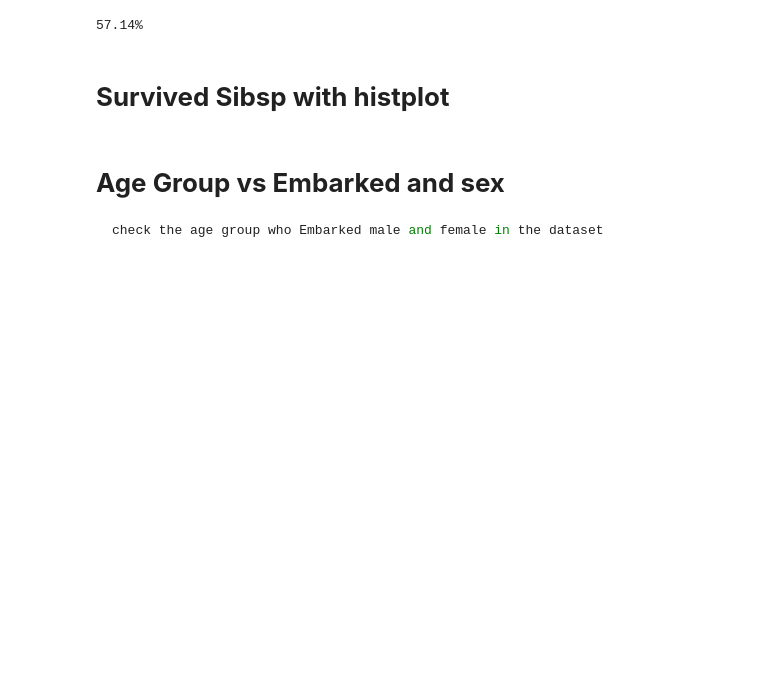
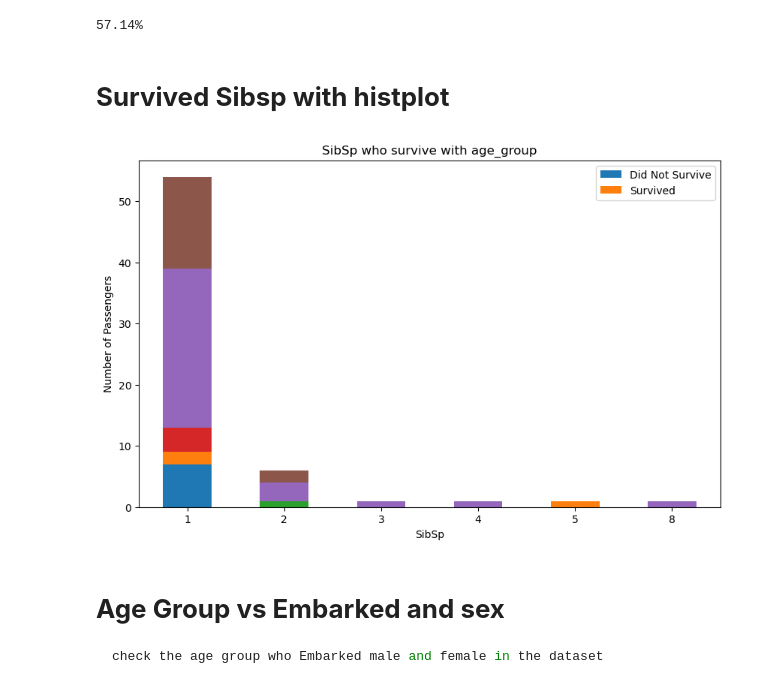
Before and after one commit to najeebjony/alfido_tech, a Jupyter notebook: titanic_prediction.ipynb, the cells around one changed output. Saved outputs shown, nothing was run; the diff lists cells and outputs as text; code cells hidden in the pictures; blank space fills up the shorter version.

```diff
--- a/titanic_prediction.ipynb
+++ b/titanic_prediction.ipynb
@@ -487,6 +487,17 @@ fig.show()
 # how many sibsp who survive with age_group
 fig = px.box(df.loc[(df['SibSp']>0) & (df['Survived']==0)], x="SibSp", y="Age", color="Survived", facet_row="Pclass", title="SibSp who  survive with age_group")
 fig.show()
+# %%
+# how many sibsp who survive with age_group using matplotlib
+fig, ax = plt.subplots(figsize=(10,6))
+df.loc[(df['SibSp']>0) & (df['Survived']==1)].groupby('SibSp')['age_group'].value_counts().unstack().plot(kind='bar', stacked=True, ax=ax, rot=0)
+ax.set_title("SibSp who survive with age_group")
+ax.set_xlabel("SibSp")
+ax.set_ylabel("Number of Passengers")
+ax.legend(['Did Not Survive', 'Survived'])
+plt.show()
+# %% [output]
+[figure, added]
 # %%
 # how many sibsp who survive with age_group
 
```
Also changed, not shown: parts of 17 cells of this notebook.
